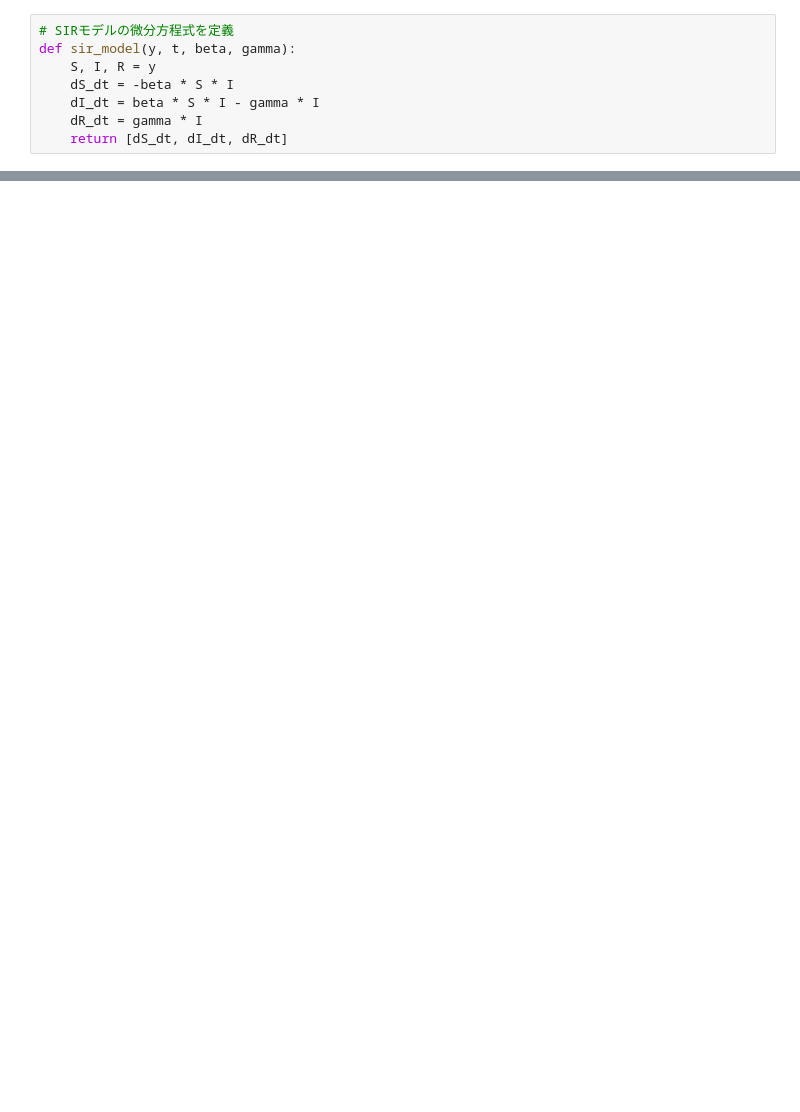
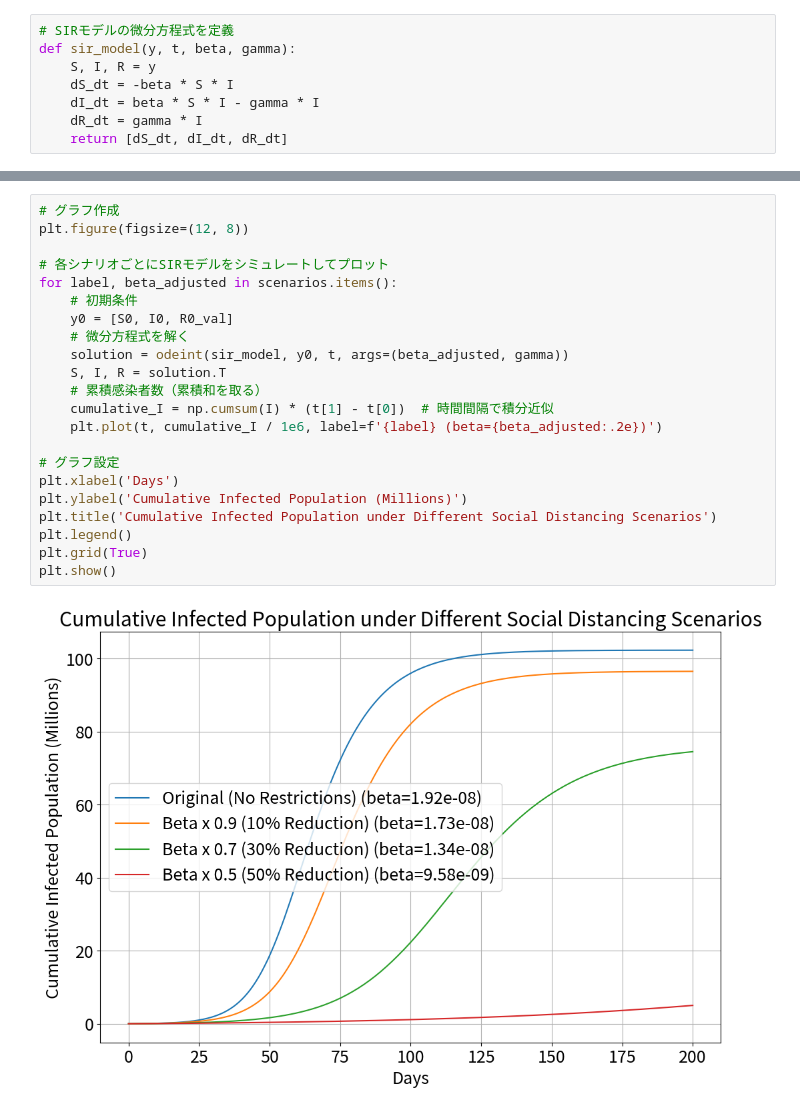
Before and after one commit to junya737/sir-model, a Jupyter notebook: main.ipynb, the cells around one changed output, grey strips where cells are left out. Drawn from its saved outputs; the diff is of its cells as text; blank space fills up the shorter version.

```diff
--- a/main.ipynb
+++ b/main.ipynb
@@ -46,0 +84,24 @@ plt.show()
+# %%
+# グラフ作成
+plt.figure(figsize=(12, 8))
+
+# 各シナリオごとにSIRモデルをシミュレートしてプロット
+for label, beta_adjusted in scenarios.items():
+    # 初期条件
+    y0 = [S0, I0, R0_val]
+    # 微分方程式を解く
+    solution = odeint(sir_model, y0, t, args=(beta_adjusted, gamma))
+    S, I, R = solution.T
+    # 累積感染者数（累積和を取る）
+    cumulative_I = np.cumsum(I) * (t[1] - t[0])  # 時間間隔で積分近似
+    plt.plot(t, cumulative_I / 1e6, label=f'{label} (beta={beta_adjusted:.2e})')
+
+# グラフ設定
+plt.xlabel('Days')
+plt.ylabel('Cumulative Infected Population (Millions)')
+plt.title('Cumulative Infected Population under Different Social Distancing Scenarios')
+plt.legend()
+plt.grid(True)
+plt.show()
+# %% [output]
+[figure, added]
```
Also changed, not shown: parts of 3 cells of this notebook.
